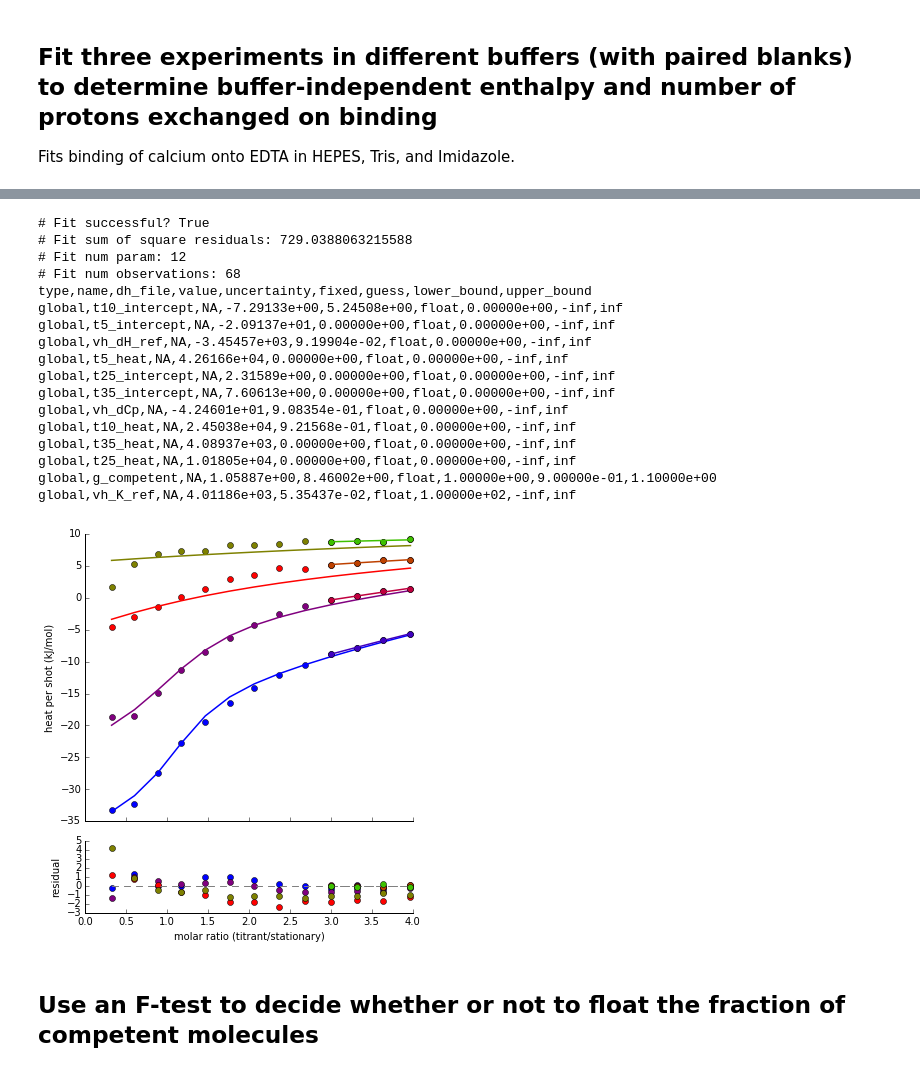
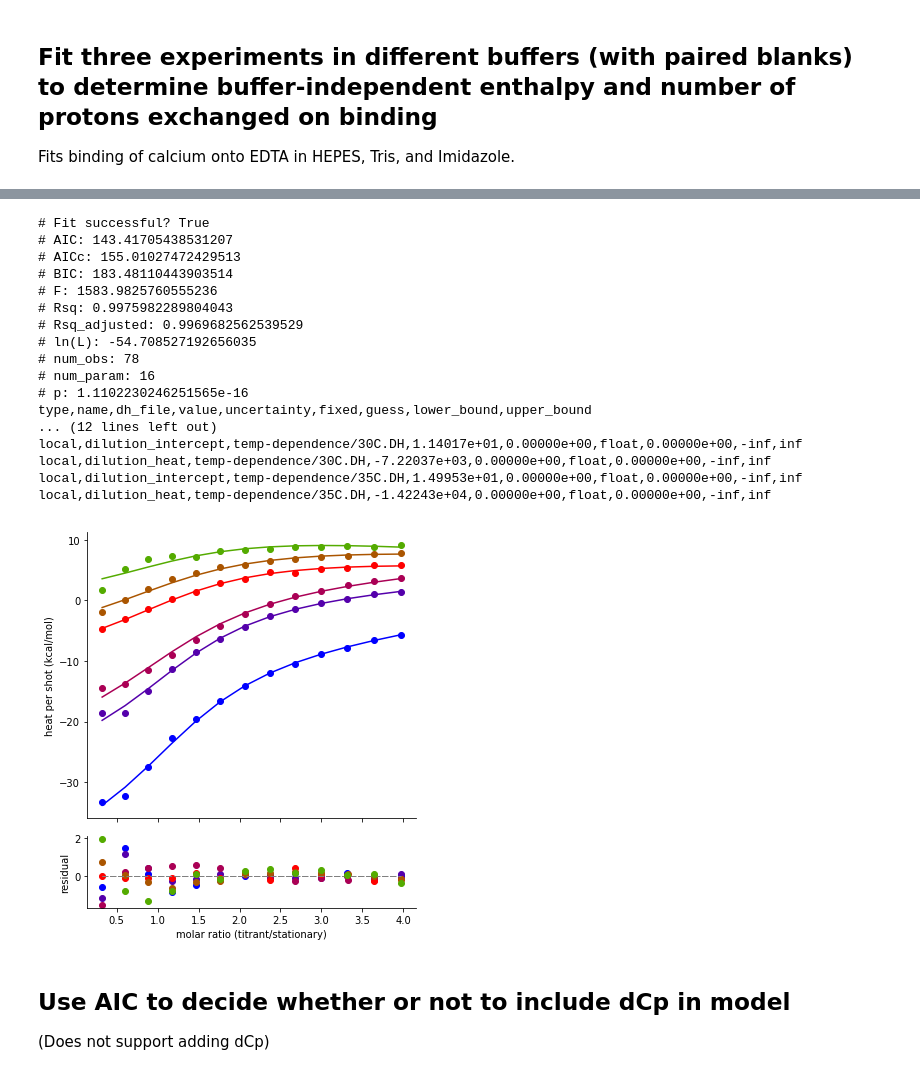
Before and after one commit to harmslab/pytc, a Jupyter notebook: demos/Demo.ipynb, the cells around one changed output, grey strips where cells are left out. Saved outputs shown, nothing was run; the diff lists cells and outputs as text; code cells hidden in the pictures.

```diff
--- a/demos/Demo.ipynb
+++ b/demos/Demo.ipynb
@@ -638,14 +679,7 @@ t5 = pytc.ITCExperiment("temp-dependence/5C.DH",pytc.indiv_models.SingleSite,sho
 g2.add_experiment(t5)
 g2.link_to_global(t5,"dH",vhe.dH)
 g2.link_to_global(t5,"K",vhe.K)
-g2.link_to_global(t5,"dilution_heat","t5_heat")
-g2.link_to_global(t5,"dilution_intercept","t5_intercept")
 g2.link_to_global(t5,"fx_competent","g_competent")
-
-t5_blank = pytc.ITCExperiment("temp-dependence/5C.DH",pytc.indiv_models.Blank,shot_start=10)
-g2.add_experiment(t5_blank,weight=100)
-g2.link_to_global(t5_blank,"dilution_heat","t5_heat")
-g2.link_to_global(t5_blank,"dilution_intercept","t5_intercept")
 
 
 #--------------------------------------------------------------------------------------------------
@@ -654,76 +688,71 @@ t10 = pytc.ITCExperiment("temp-dependence/10C.DH",pytc.indiv_models.SingleSite,s
 g2.add_experiment(t10)
 g2.link_to_global(t10,"dH",vhe.dH)
 g2.link_to_global(t10,"K",vhe.K)
-g2.link_to_global(t10,"dilution_heat","t10_heat")
-g2.link_to_global(t10,"dilution_intercept","t10_intercept")
 g2.link_to_global(t10,"fx_competent","g_competent")
 
-t10_blank = pytc.ITCExperiment("temp-dependence/10C.DH",pytc.indiv_models.Blank,shot_start=10)
-g2.add_experiment(t10_blank,weight=100)
-g2.link_to_global(t10_blank,"dilution_heat","t10_heat")
-g2.link_to_global(t10_blank,"dilution_intercept","t10_intercept")
+#--------------------------------------------------------------------------------------------------
+
+t17 = pytc.ITCExperiment("temp-dependence/17C.DH",pytc.indiv_models.SingleSite,shot_start=1)
+g2.add_experiment(t17)
+g2.link_to_global(t17,"dH",vhe.dH)
+g2.link_to_global(t17,"K",vhe.K)
+g2.link_to_global(t17,"fx_competent","g_competent")
 
 #--------------------------------------------------------------------------------------------------
 
 t25 = pytc.ITCExperiment("temp-dependence/25C.DH",pytc.indiv_models.SingleSite,shot_start=1)
 g2.add_experiment(t25)
 g2.link_to_global(t25,"dH",vhe.dH)
 g2.link_to_global(t25,"K",vhe.K)
-g2.link_to_global(t25,"dilution_heat","t25_heat")
-g2.link_to_global(t25,"dilution_intercept","t25_intercept")
 g2.link_to_global(t25,"fx_competent","g_competent")
 
-t25_blank = pytc.ITCExperiment("temp-dependence/25C.DH",pytc.indiv_models.Blank,shot_start=10)
-g2.add_experiment(t25_blank,weight=100)
-g2.link_to_global(t25_blank,"dilution_heat","t25_heat")
-g2.link_to_global(t25_blank,"dilution_intercept","t25_intercept")
+#--------------------------------------------------------------------------------------------------
+
+t30 = pytc.ITCExperiment("temp-dependence/30C.DH",pytc.indiv_models.SingleSite,shot_start=1)
+g2.add_experiment(t30)
+g2.link_to_global(t30,"dH",vhe.dH)
+g2.link_to_global(t30,"K",vhe.K)
+g2.link_to_global(t30,"fx_competent","g_competent")
 
 #--------------------------------------------------------------------------------------------------
 
 t35 = pytc.ITCExperiment("temp-dependence/35C.DH",pytc.indiv_models.SingleSite,shot_start=1)
 g2.add_experiment(t35)
 g2.link_to_global(t35,"dH",vhe.dH)
 g2.link_to_global(t35,"K",vhe.K)
 g2.link_to_global(t35,"fx_competent","g_competent")
-g2.link_to_global(t35,"dilution_heat","t35_heat")
-g2.link_to_global(t35,"dilution_intercept","t35_intercept")
 
-t35_blank = pytc.ITCExperiment("temp-dependence/35C.DH",pytc.indiv_models.Blank,shot_start=10)
-g2.add_experiment(t35_blank,weight=100)
-g2.link_to_global(t35_blank,"dilution_heat","t35_heat")
-g2.link_to_global(t35_blank,"dilution_intercept","t35_intercept")
-
-
-g2.update_bounds("g_competent",(0.90,1.1))
+g2.update_bounds("g_competent",(0.5,1.5))
 g2.update_guess("vh_K_ref",100)
 
 # Do fit
 g2.fit()
 
 # Show the results
 fit, ax = g2.plot()
 print(g2.fit_as_csv)
 # %% [output]
 # Fit successful? True
-# Fit sum of square residuals: 729.0388063215588
-# Fit num param: 12
-# Fit num observations: 68
+# AIC: 143.41705438531207
+# AICc: 155.01027472429513
+# BIC: 183.48110443903514
+# F: 1583.9825760555236
+# Rsq: 0.9975982289804043
+# Rsq_adjusted: 0.9969682562539529
+# ln(L): -54.708527192656035
+# num_obs: 78
+# num_param: 16
+# p: 1.1102230246251565e-16
 type,name,dh_file,value,uncertainty,fixed,guess,lower_bound,upper_bound
-global,t10_intercept,NA,-7.29133e+00,5.24508e+00,float,0.00000e+00,-inf,inf
-global,t5_intercept,NA,-2.09137e+01,0.00000e+00,float,0.00000e+00,-inf,inf
-global,vh_dH_ref,NA,-3.45457e+03,9.19904e-02,float,0.00000e+00,-inf,inf
-global,t5_heat,NA,4.26166e+04,0.00000e+00,float,0.00000e+00,-inf,inf
-global,t25_intercept,NA,2.31589e+00,0.00000e+00,float,0.00000e+00,-inf,inf
-global,t35_intercept,NA,7.60613e+00,0.00000e+00,float,0.00000e+00,-inf,inf
-global,vh_dCp,NA,-4.24601e+01,9.08354e-01,float,0.00000e+00,-inf,inf
-global,t10_heat,NA,2.45038e+04,9.21568e-01,float,0.00000e+00,-inf,inf
-global,t35_heat,NA,4.08937e+03,0.00000e+00,float,0.00000e+00,-inf,inf
-global,t25_heat,NA,1.01805e+04,0.00000e+00,float,0.00000e+00,-inf,inf
-global,g_competent,NA,1.05887e+00,8.46002e+00,float,1.00000e+00,9.00000e-01,1.10000e+00
-global,vh_K_ref,NA,4.01186e+03,5.35437e-02,float,1.00000e+02,-inf,inf
+... (12 lines left out)
+local,dilution_intercept,temp-dependence/30C.DH,1.14017e+01,0.00000e+00,float,0.00000e+00,-inf,inf
+local,dilution_heat,temp-dependence/30C.DH,-7.22037e+03,0.00000e+00,float,0.00000e+00,-inf,inf
+local,dilution_intercept,temp-dependence/35C.DH,1.49953e+01,0.00000e+00,float,0.00000e+00,-inf,inf
+local,dilution_heat,temp-dependence/35C.DH,-1.42243e+04,0.00000e+00,float,0.00000e+00,-inf,inf
-[figure, old version]
+[figure, new version]
 # %% [markdown]
-## Use an F-test to decide whether or not to float the fraction of competent molecules
+## Use AIC to decide whether or not to include dCp in model
+(Does not support adding dCp)
 # %%
 import pytc
 from pytc import util
```
Also changed, not shown: parts of 14 cells of this notebook, 1 other file.
